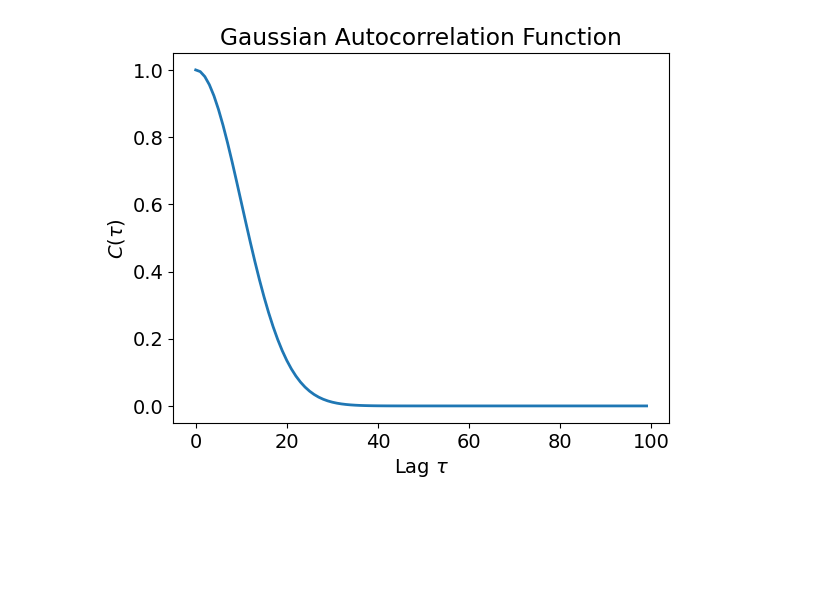
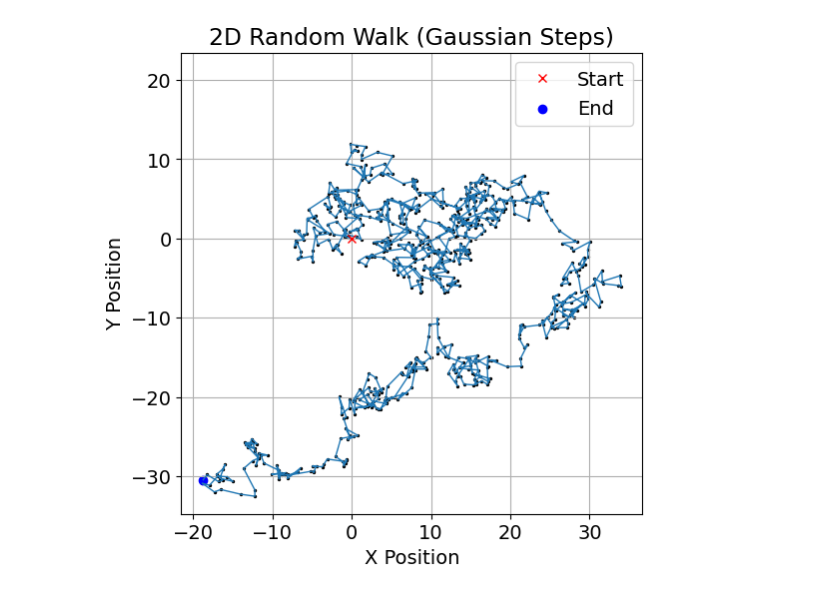
Before and after one commit to conorkirby/capstone, a Jupyter notebook: ProjectNotebooks/10.5_Volatility_Gaussian.ipynb, the cells around one changed output. Saved outputs shown, nothing was run; the diff lists cells and outputs as text; code cells hidden in the pictures; blank space fills up the shorter version.

```diff
--- a/ProjectNotebooks/10.5_Volatility_Gaussian.ipynb
+++ b/ProjectNotebooks/10.5_Volatility_Gaussian.ipynb
@@ -54,15 +1,38 @@ BOX_SIZE2: 20.203051
 # %%
-# gaussian autocorrelation function
-def gaussian_acf(lags, sigma):
-    return np.exp(-lags**2 / (2 * sigma**2))
+import numpy as np
+import matplotlib.pyplot as plt
 
-lags = np.arange(0, 100)
-sigma = 10
-acf_gaussian = gaussian_acf(lags, sigma)
-plt.plot(lags, acf_gaussian, lw=2)
-plt.xlabel(r"Lag $\tau$")
-plt.ylabel(r"$C(\tau)$")
-plt.title("Gaussian Autocorrelation Function")
+# Parameters
+num_steps = 725   # number of steps in the walk
+mean = 0               # mean of Gaussian distribution
+std_dev = 1            # standard deviation of Gaussian distribution.............. this is the initial velocity
+
+
+# Generate Gaussian random steps for x and y directions
+steps_x = np.random.normal(mean, std_dev, num_steps)
+steps_y = np.random.normal(mean, std_dev, num_steps)
+
+# Cumulative sum gives the random walk positions
+x_positions = np.cumsum(steps_x)
+y_positions = np.cumsum(steps_y)
+
+# starting point (0,0)
+x_positions = np.insert(x_positions, 0, 0)
+y_positions = np.insert(y_positions, 0, 0)
+
+# Plot
+plt.figure(figsize=(8,6))
+plt.plot(x_positions, y_positions, lw=1, markersize=0.02)
+plt.scatter(x_positions, y_positions, c='black', s=2)  # all points
+plt.plot(0, 0, 'rx', label='Start')     # starting point
+plt.scatter(x_positions[-1], y_positions[-1], c='blue', label='End')  # ending point
+plt.xlabel("X Position")
+plt.ylabel("Y Position")
+plt.title("2D Random Walk (Gaussian Steps)")
+plt.axis("square")
+plt.legend()
+plt.grid()
+#lt.savefig("/Users/conorkirby/projects/python/capstone/Figures/Gaussian_rand_walk.png", dpi=300)
 plt.show()
 # %% [output]
-[figure, old version]
+[figure, new version]
```
Also changed, not shown: parts of 1 cell of this notebook, 8 other files.
